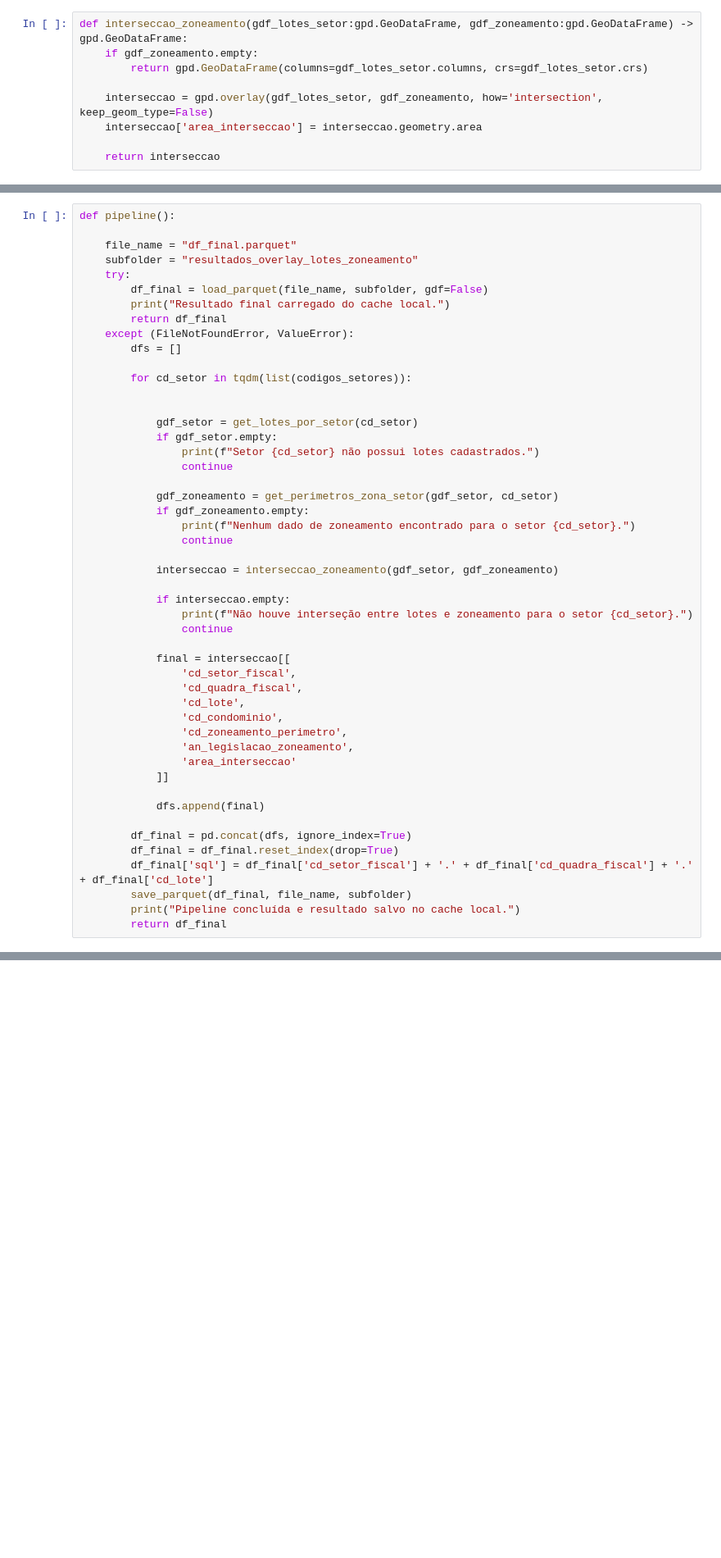
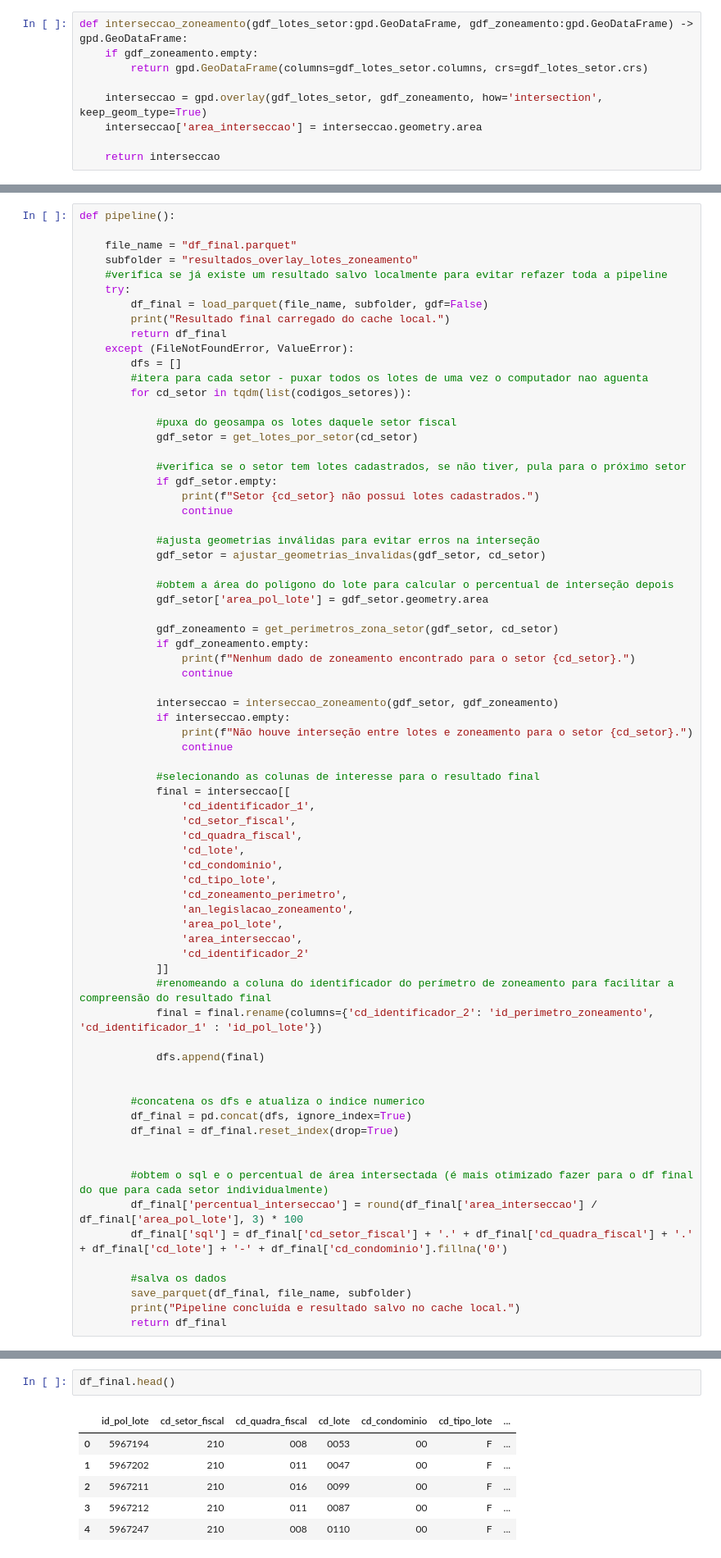
Before and after one commit to h-pgy/zoneamento_lotes_pmsp, a Jupyter notebook: 01_etl_geosampa.ipynb, the cells around one changed output, grey strips where cells are left out. Shown at 82% size. Drawn from its saved outputs; the diff is of its cells as text; blank space fills up the shorter version.

```diff
--- a/analise.ipynb
+++ b/01_etl_geosampa.ipynb
@@ -275,7 +275,7 @@ def interseccao_zoneamento(gdf_lotes_setor:gpd.GeoDataFrame, gdf_zoneamento:gpd.
     if gdf_zoneamento.empty:
         return gpd.GeoDataFrame(columns=gdf_lotes_setor.columns, crs=gdf_lotes_setor.crs)
 
-    interseccao = gpd.overlay(gdf_lotes_setor, gdf_zoneamento, how='intersection', keep_geom_type=False)
+    interseccao = gpd.overlay(gdf_lotes_setor, gdf_zoneamento, how='intersection', keep_geom_type=True)
     interseccao['area_interseccao'] = interseccao.geometry.area
 
     return interseccao
@@ -284,20 +305,29 @@ def pipeline():
 
     file_name = "df_final.parquet"
     subfolder = "resultados_overlay_lotes_zoneamento"
+    #verifica se já existe um resultado salvo localmente para evitar refazer toda a pipeline
     try:
         df_final = load_parquet(file_name, subfolder, gdf=False)
         print("Resultado final carregado do cache local.")
         return df_final
     except (FileNotFoundError, ValueError):
         dfs = []
-
+        #itera para cada setor - puxar todos os lotes de uma vez o computador nao aguenta
         for cd_setor in tqdm(list(codigos_setores)):
 
+            #puxa do geosampa os lotes daquele setor fiscal
+            gdf_setor = get_lotes_por_setor(cd_setor)
 
-            gdf_setor = get_lotes_por_setor(cd_setor)
+            #verifica se o setor tem lotes cadastrados, se não tiver, pula para o próximo setor
             if gdf_setor.empty:
                 print(f"Setor {cd_setor} não possui lotes cadastrados.")
                 continue
+
+            #ajusta geometrias inválidas para evitar erros na interseção
+            gdf_setor = ajustar_geometrias_invalidas(gdf_setor, cd_setor)
+
+            #obtem a área do polígono do lote para calcular o percentual de interseção depois
+            gdf_setor['area_pol_lote'] = gdf_setor.geometry.area
 
             gdf_zoneamento = get_perimetros_zona_setor(gdf_setor, cd_setor)
             if gdf_zoneamento.empty:
@@ -305,26 +335,40 @@ def pipeline():
                 continue
 
             interseccao = interseccao_zoneamento(gdf_setor, gdf_zoneamento)
-
             if interseccao.empty:
                 print(f"Não houve interseção entre lotes e zoneamento para o setor {cd_setor}.")
                 continue
 
+            #selecionando as colunas de interesse para o resultado final
             final = interseccao[[
+                'cd_identificador_1',
                 'cd_setor_fiscal',
                 'cd_quadra_fiscal',
                 'cd_lote',
                 'cd_condominio',
+                'cd_tipo_lote',
                 'cd_zoneamento_perimetro',
                 'an_legislacao_zoneamento',
-                'area_interseccao'
+                'area_pol_lote',
+                'area_interseccao',
+                'cd_identificador_2'
             ]]
+            #renomeando a coluna do identificador do perímetro de zoneamento para facilitar a compreensão do resultado final
+            final = final.rename(columns={'cd_identificador_2': 'id_perimetro_zoneamento', 'cd_identificador_1' : 'id_pol_lote'})
 
             dfs.append(final)
 
+
+        #concatena os dfs e atualiza o indice numerico
         df_final = pd.concat(dfs, ignore_index=True)
         df_final = df_final.reset_index(drop=True)
-        df_final['sql'] = df_final['cd_setor_fiscal'] + '.' + df_final['cd_quadra_fiscal'] + '.' + df_final['cd_lote']
+
+
+        #obtem o sql e o percentual de área intersectada (é mais otimizado fazer para o df final do que para cada setor individualmente)
+        df_final['percentual_interseccao'] = round(df_final['area_interseccao'] / df_final['area_pol_lote'], 3) * 100
+        df_final['sql'] = df_final['cd_setor_fiscal'] + '.' + df_final['cd_quadra_fiscal'] + '.' + df_final['cd_lote'] + '-' + df_final['cd_condominio'].fillna('0')
+
+        #salva os dados
         save_parquet(df_final, file_name, subfolder)
         print("Pipeline concluída e resultado salvo no cache local.")
         return df_final
@@ -341,0 +429,9 @@ Resultado final carregado do cache local.
+# %%
+df_final.head()
+# %% [output]
+|  | id_pol_lote | cd_setor_fiscal | cd_quadra_fiscal | cd_lote | cd_condominio | cd_tipo_lote | ... |
+| 0 | 5967194 | 210 | 008 | 0053 | 00 | F | ... |
+| 1 | 5967202 | 210 | 011 | 0047 | 00 | F | ... |
+| 2 | 5967211 | 210 | 016 | 0099 | 00 | F | ... |
+| 3 | 5967212 | 210 | 011 | 0087 | 00 | F | ... |
+| 4 | 5967247 | 210 | 008 | 0110 | 00 | F | ... |
```
Also changed, not shown: parts of 12 cells of this notebook, 21 other files.
